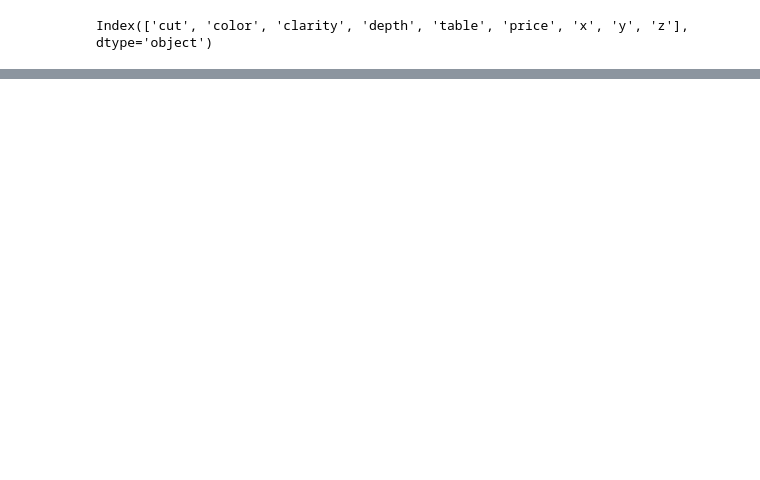
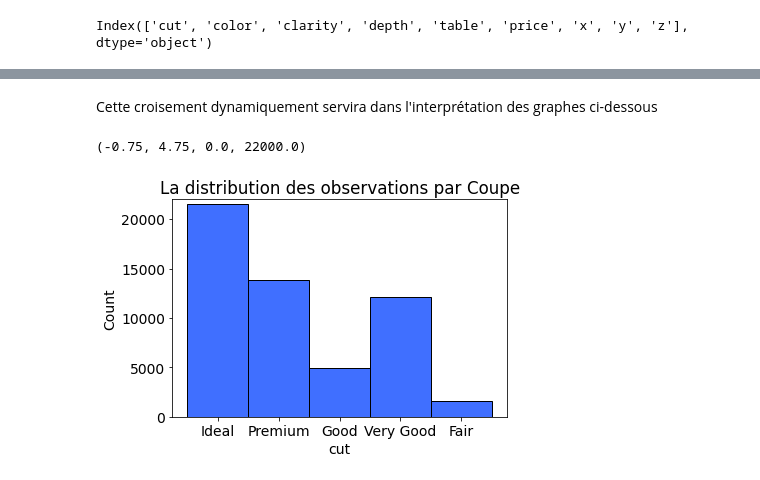
Before and after one commit to SIDIBEMoussa/Simple_training, a Jupyter notebook: Examen_dataviz.ipynb, the cells around one changed output, grey strips where cells are left out. Cells and saved outputs as stored; diff of their text form; code cells hidden in the pictures; blank space fills up the shorter version.

```diff
--- a/Examen_dataviz.ipynb
+++ b/Examen_dataviz.ipynb
@@ -189,0 +73,9 @@ plt.boxplot(data.depth)
+# %% [markdown]
+Cette croisement dynamiquement servira dans l'interprétation des graphes ci-dessous
+# %%
+sns.histplot(data.cut,label=True)
+plt.title("La distribution des observations par Coupe")
+plt.axis(ymax=22000)
+# %% [output]
+(-0.75, 4.75, 0.0, 22000.0)
+[figure, added]
```
Also changed, not shown: parts of 70 cells of this notebook.
